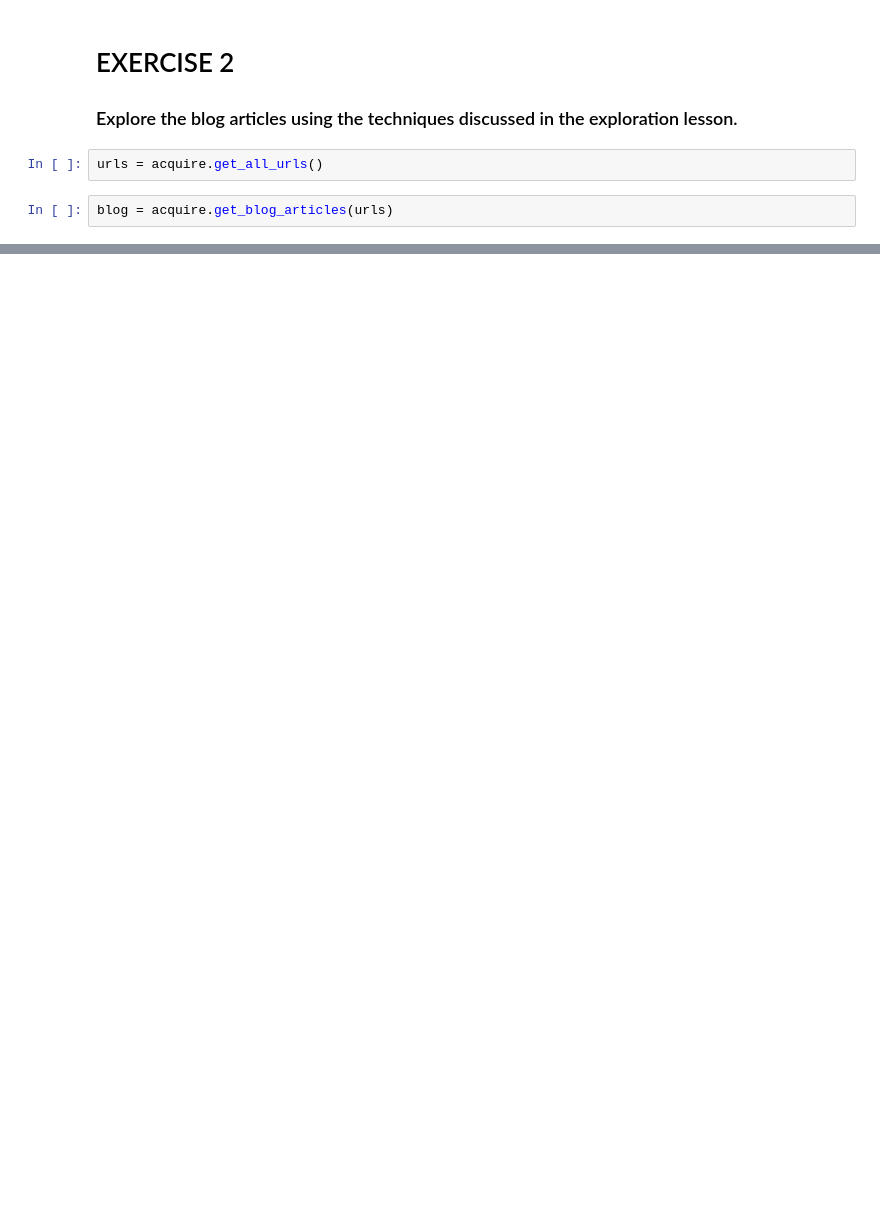
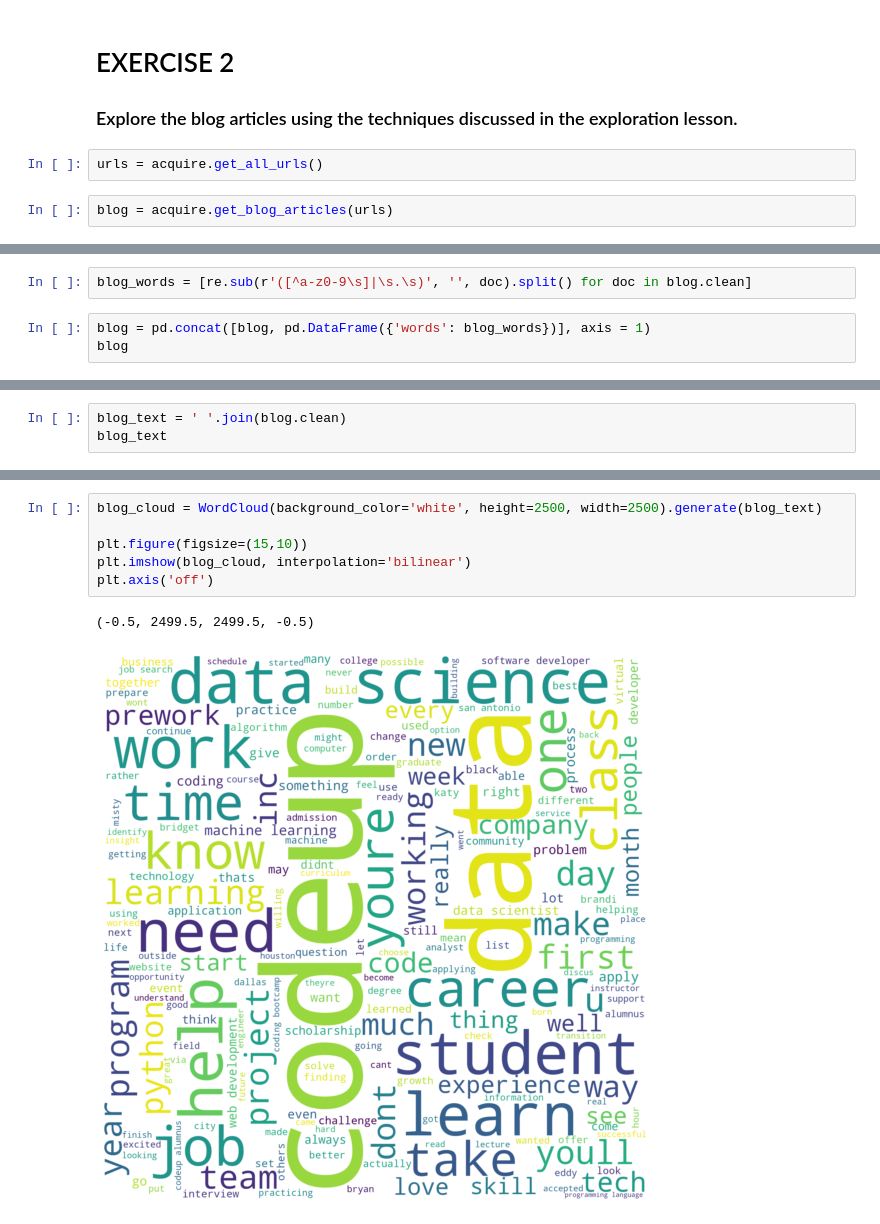
Before and after one commit to adam-gomez/natural-language-processing-exercises, a Jupyter notebook: explore.ipynb, the cells around one changed output, grey strips where cells are left out. Cells and saved outputs as stored; diff of their text form; blank space fills up the shorter version.

```diff
--- a/explore.ipynb
+++ b/explore.ipynb
@@ -540,0 +575,5 @@ blog
+# %%
+blog_words = [re.sub(r'([^a-z0-9\s]|\s.\s)', '', doc).split() for doc in blog.clean]
+# %%
+blog = pd.concat([blog, pd.DataFrame({'words': blog_words})], axis = 1)
+blog
@@ -540,0 +598,3 @@ blog
+# %%
+blog_text = ' '.join(blog.clean)
+blog_text
@@ -540,0 +635,9 @@ blog
+# %%
+blog_cloud = WordCloud(background_color='white', height=2500, width=2500).generate(blog_text)
+
+plt.figure(figsize=(15,10))
+plt.imshow(blog_cloud, interpolation='bilinear')
+plt.axis('off')
+# %% [output]
+(-0.5, 2499.5, 2499.5, -0.5)
+[figure, added]
```
Also changed, not shown: parts of 35 cells of this notebook, 2 other files.
